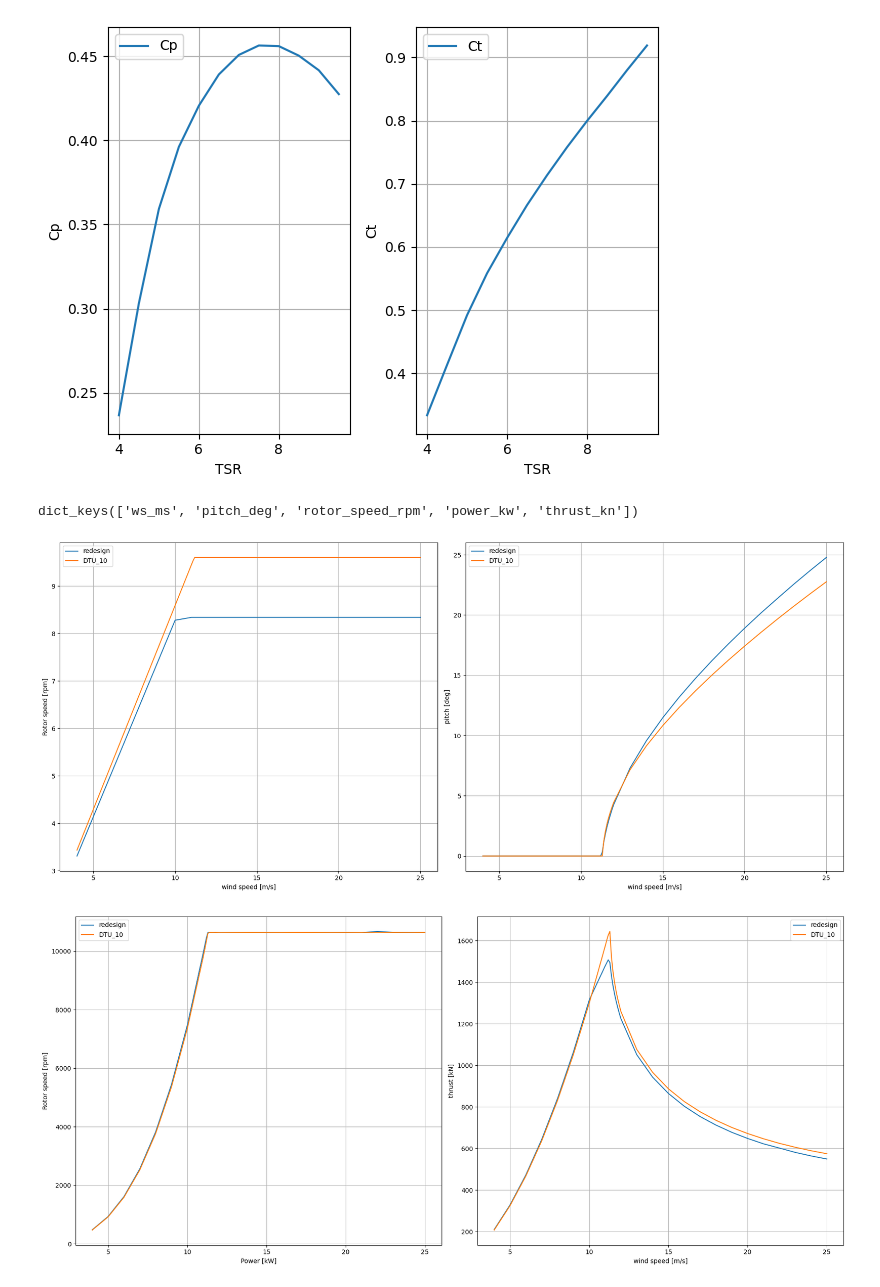
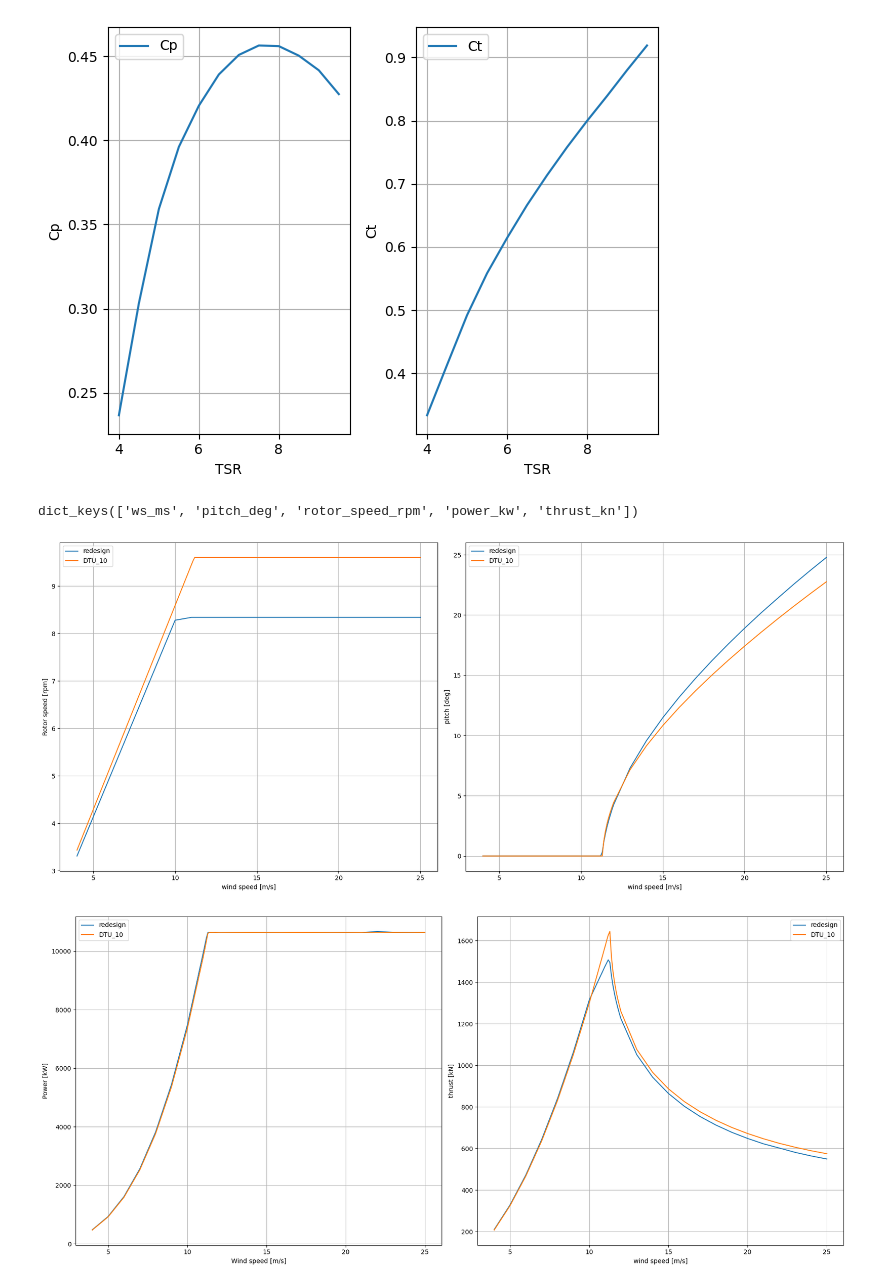
Before and after one commit to nicolaquaia/LAC_final, a Jupyter notebook: assignment_01/assignment1_03.ipynb, the cells around one changed output. Saved outputs shown, nothing was run; the diff lists cells and outputs as text; code cells hidden in the pictures.

```diff
--- a/assignment_01/assignment1_03.ipynb
+++ b/assignment_01/assignment1_03.ipynb
@@ -300,33 +300,33 @@ axs1[1].legend()
 axs1[1].grid(True)
 
 # Adjust layout and show the figure
 plt.tight_layout()
 plt.show()
 
 
 # Side-by-side plots of the aerodynamic power (left plot) and its coefficient (right plot), and the thrust (left plot) and its coefficient (right plot) versus wind speed
 
 
 fig1, axs1 = plt.subplots(1, 2, num=2, clear=True, figsize=(18,8))
 
 axs1[0].plot(rigid_data['ws_ms'], rigid_data['power_kw'], label='redesign')
 axs1[0].plot(rigid_DTU_10_data['ws_ms'], rigid_DTU_10_data['power_kw'], label='DTU_10')
-axs1[0].set_xlabel("Power [kW]")
-axs1[0].set_ylabel("Rotor speed [rpm]")
+axs1[0].set_ylabel("Power [kW]")
+axs1[0].set_xlabel("Wind speed [m/s]")
 axs1[0].legend()
 axs1[0].grid(True)
 
 axs1[1].plot(rigid_data['ws_ms'], rigid_data['thrust_kn'], label='redesign')
 axs1[1].plot(rigid_DTU_10_data['ws_ms'], rigid_DTU_10_data['thrust_kn'], label='DTU_10')
 axs1[1].set_xlabel("wind speed [m/s]")
 axs1[1].set_ylabel("thrust [kN]")
 axs1[1].legend()
 axs1[1].grid(True)
 
 # Adjust layout and show the figure
 plt.tight_layout()
 plt.show()
 # %% [output]
 dict_keys(['ws_ms', 'pitch_deg', 'rotor_speed_rpm', 'power_kw', 'thrust_kn'])
 [figure]
-[figure, old version]
+[figure, new version]
```
Also changed, not shown: 3 other files.
